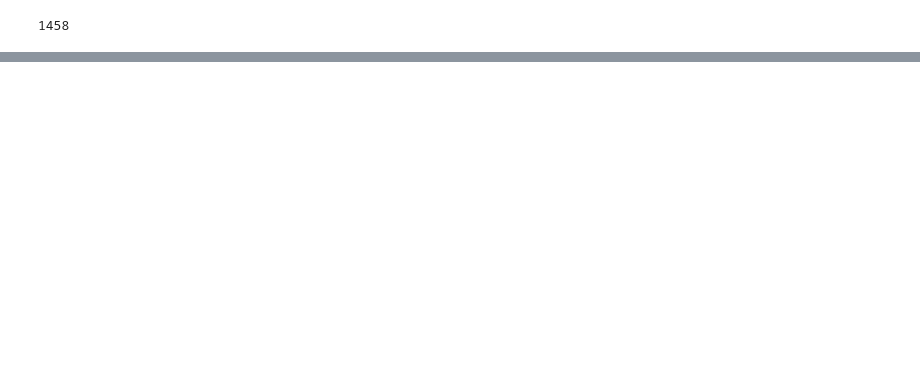
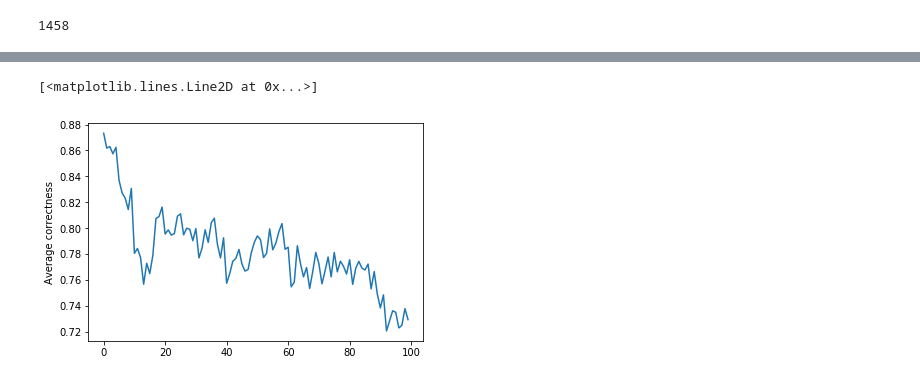
Before and after one commit to dpribula/Diploma, a Jupyter notebook: data_analysis.ipynb, the cells around one changed output, grey strips where cells are left out. Cells and saved outputs as stored; diff of their text form; code cells hidden in the pictures; blank space fills up the shorter version.

```diff
--- a/data_analysis.ipynb
+++ b/data_analysis.ipynb
@@ -55,0 +106,6 @@ grouped.to_csv("~/test.csv")
+# %%
+averages = []
+for i in range(100):
+    temp = features[i*100000:(i+1)*100000]
+    avg = temp['correct'].mean()
+    averages.append(avg)
@@ -55,0 +115,8 @@ grouped.to_csv("~/test.csv")
+# %%
+fig, ax = plt.subplots()
+x = [x for x in range(100)]
+ax.set(ylabel='Average correctness')
+ax.plot(x, averages)
+# %% [output]
+[<matplotlib.lines.Line2D at 0x...>]
+[figure, added]
```
Also changed, not shown: parts of 13 cells of this notebook, 16 other files.
